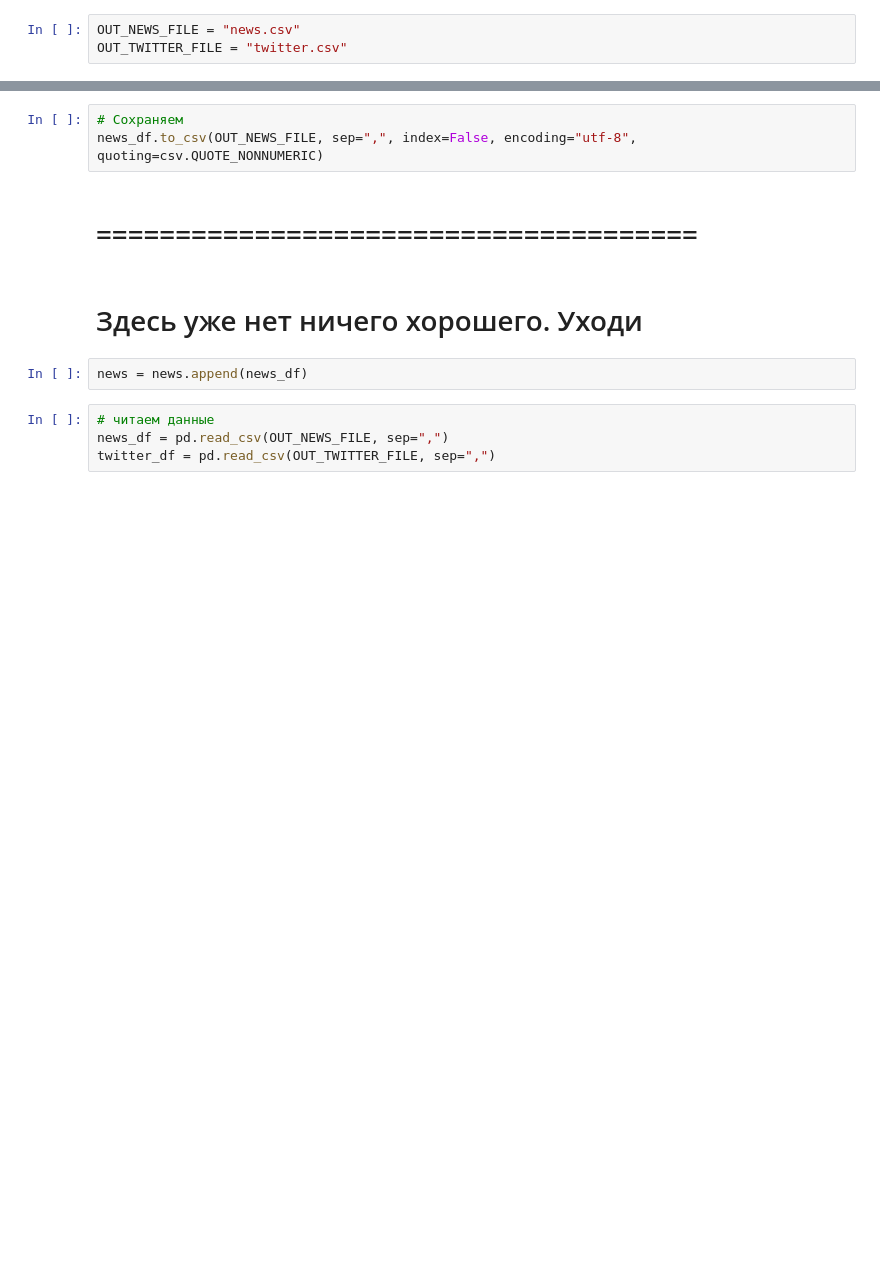
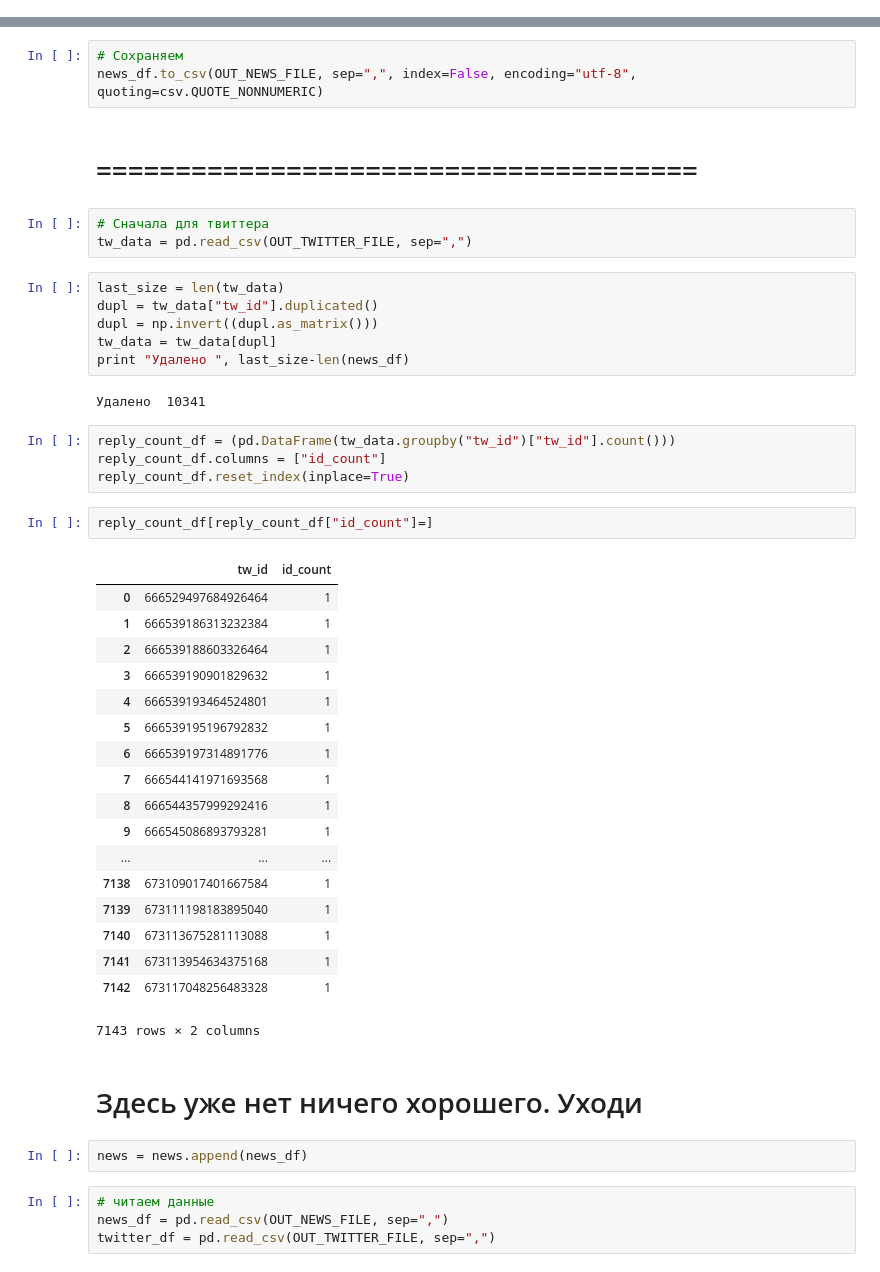
Before and after one commit to pashna/twitter_news_prediction, a Jupyter notebook: TJournal.ipynb, the cells around one changed output, grey strips where cells are left out. Saved outputs shown, nothing was run; the diff lists cells and outputs as text; blank space fills up the shorter version.

```diff
--- a/TJournal.ipynb
+++ b/TJournal.ipynb
@@ -484,3 +468,0 @@ pages = vc_pages + tj_pages
-# %%
-OUT_NEWS_FILE = "news.csv"
-OUT_TWITTER_FILE = "twitter.csv"
@@ -719,6 +692,42 @@ news_df.__delitem__("url_count")
 news_df.to_csv(OUT_NEWS_FILE, sep=",", index=False, encoding="utf-8", quoting=csv.QUOTE_NONNUMERIC)
 # %% [markdown]
 # ======================================
+# %%
+# Сначала для твиттера
+tw_data = pd.read_csv(OUT_TWITTER_FILE, sep=",")
+# %%
+last_size = len(tw_data)
+dupl = tw_data["tw_id"].duplicated()
+dupl = np.invert((dupl.as_matrix()))
+tw_data = tw_data[dupl]
+print "Удалено ", last_size-len(news_df)
+# %% [output]
+Удалено  10341
+# %%
+reply_count_df = (pd.DataFrame(tw_data.groupby("tw_id")["tw_id"].count()))
+reply_count_df.columns = ["id_count"]
+reply_count_df.reset_index(inplace=True)
+# %%
+reply_count_df[reply_count_df["id_count"]=]
+# %% [output]
+|  | tw_id | id_count |
+| 0 | 666529497684926464 | 1 |
+| 1 | 666539186313232384 | 1 |
+| 2 | 666539188603326464 | 1 |
+| 3 | 666539190901829632 | 1 |
+| 4 | 666539193464524801 | 1 |
+| 5 | 666539195196792832 | 1 |
+| 6 | 666539197314891776 | 1 |
+| 7 | 666544141971693568 | 1 |
+| 8 | 666544357999292416 | 1 |
+| 9 | 666545086893793281 | 1 |
+| ... | ... | ... |
+| 7138 | 673109017401667584 | 1 |
+| 7139 | 673111198183895040 | 1 |
+| 7140 | 673113675281113088 | 1 |
+| 7141 | 673113954634375168 | 1 |
+| 7142 | 673117048256483328 | 1 |
+7143 rows × 2 columns
 # %% [markdown]
 # Здесь уже нет ничего хорошего. Уходи
 # %%
```
Also changed, not shown: parts of 13 cells of this notebook, 3 other files.
